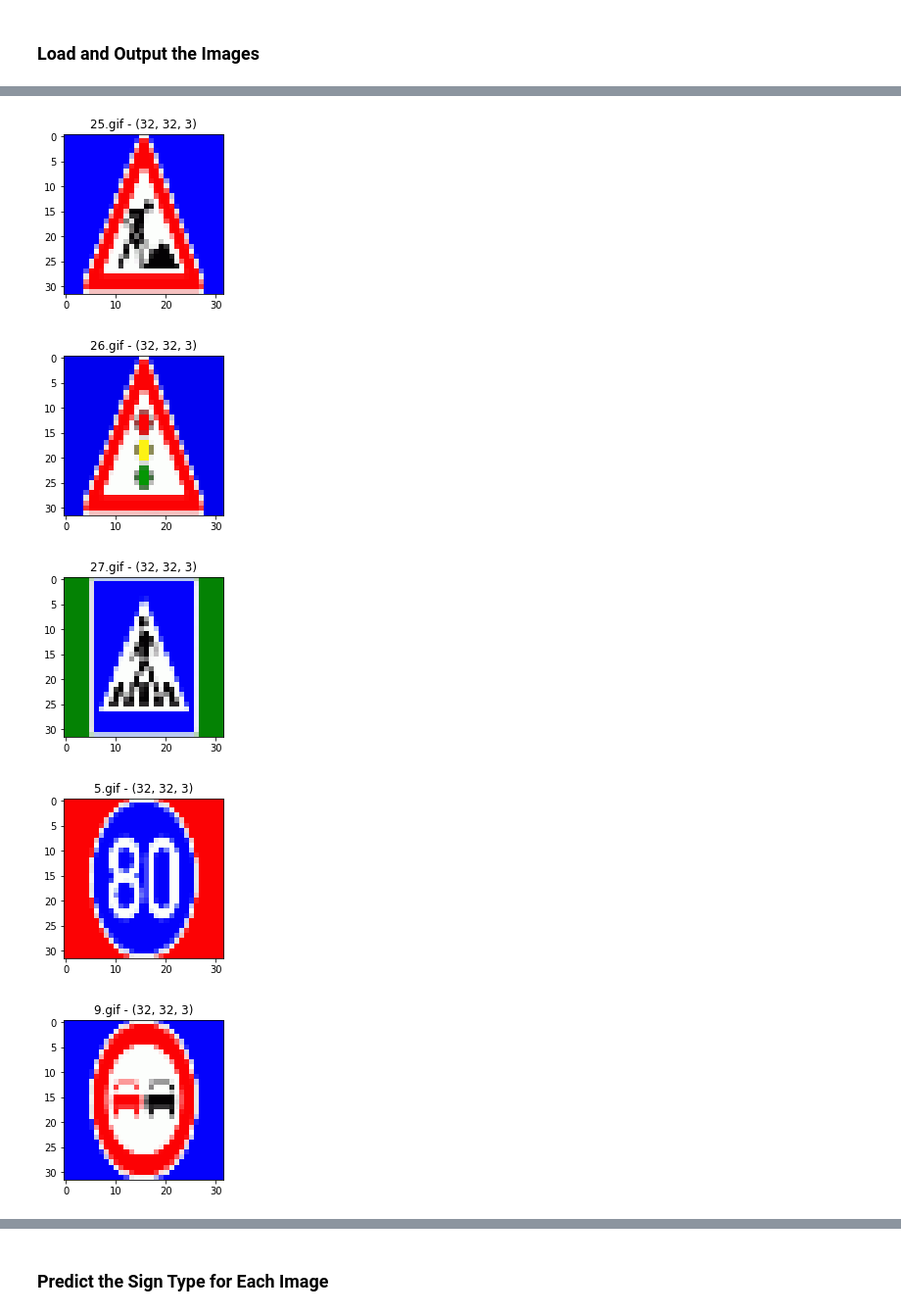
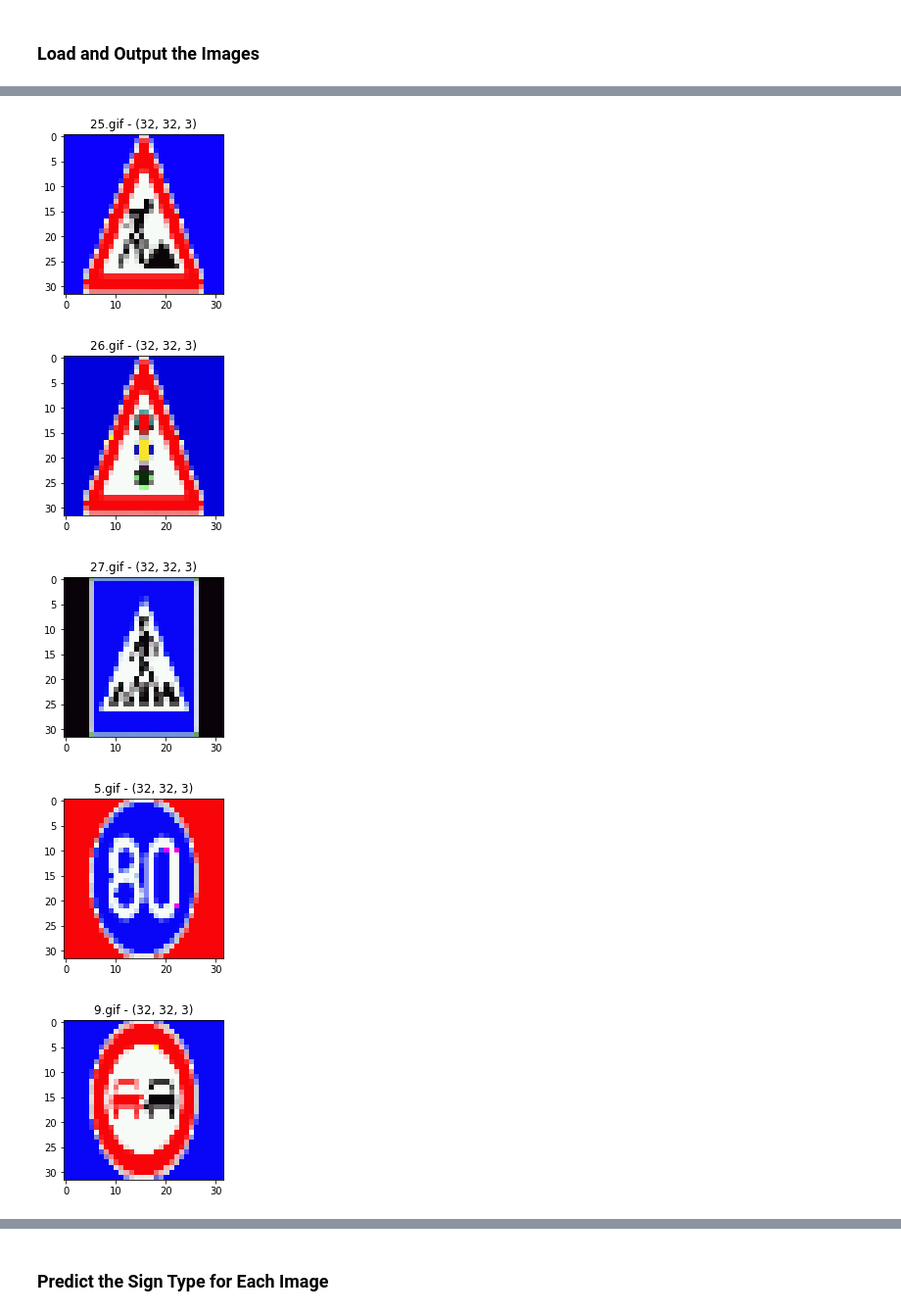
Before and after one commit to jailad/Self-Driving-Cars-Term1-Project2, a Jupyter notebook: Traffic_Sign_Classifier_submit.ipynb, the cells around one changed output, grey strips where cells are left out. Shown at 98% size. Drawn from its saved outputs; the diff is of its cells as text; code cells hidden in the pictures.

```diff
--- a/Traffic_Sign_Classifier_submit.ipynb
+++ b/Traffic_Sign_Classifier_submit.ipynb
@@ -1372,13 +1381,14 @@ def load_normalize_and_visualize_new_images():
             resized_image_three_channel = resized_image
             if len(resized_image.shape) > 2 and resized_image.shape[2] == 4: # Check if image has >1 and <4 channels
                 resized_image_three_channel = cv2.cvtColor(resized_image, cv2.COLOR_BGRA2BGR)
-            new_images_list.append(resized_image_three_channel)
-            print("Resized image shape - " + str(resized_image_three_channel.shape))
+            normalized_image = normalize_image(resized_image_three_channel)
+            new_images_list.append(normalized_image)
+            print("Resized image shape - " + str(normalized_image.shape))
             resized_image_three_channel_shape_string = str(resized_image_three_channel.shape)
             debugLog(image_file_relative_path + " Resized and converted to three channels - image shape : " + resized_image_three_channel_shape_string)
             plt.figure(figsize=(3,3))
             plt.title(filename + " - " + resized_image_three_channel_shape_string)
-            plt.imshow(resized_image_three_channel)
+            plt.imshow(normalized_image)
     return new_images_list
 
 new_images = np.array(load_normalize_and_visualize_new_images(), dtype=np.float32) # Numpy array conversion to have properly formatted list data
@@ -1407,5 +1417,5 @@ NewImages/unknown2.gif Resized and converted to three channels - image shape : (
-[figure, old version]
+[figure, new version]
-[figure, old version]
+[figure, new version]
-[figure, old version]
+[figure, new version]
-[figure, old version]
+[figure, new version]
-[figure, old version]
+[figure, new version]
```
Also changed, not shown: parts of 10 cells of this notebook, 43 other files.
